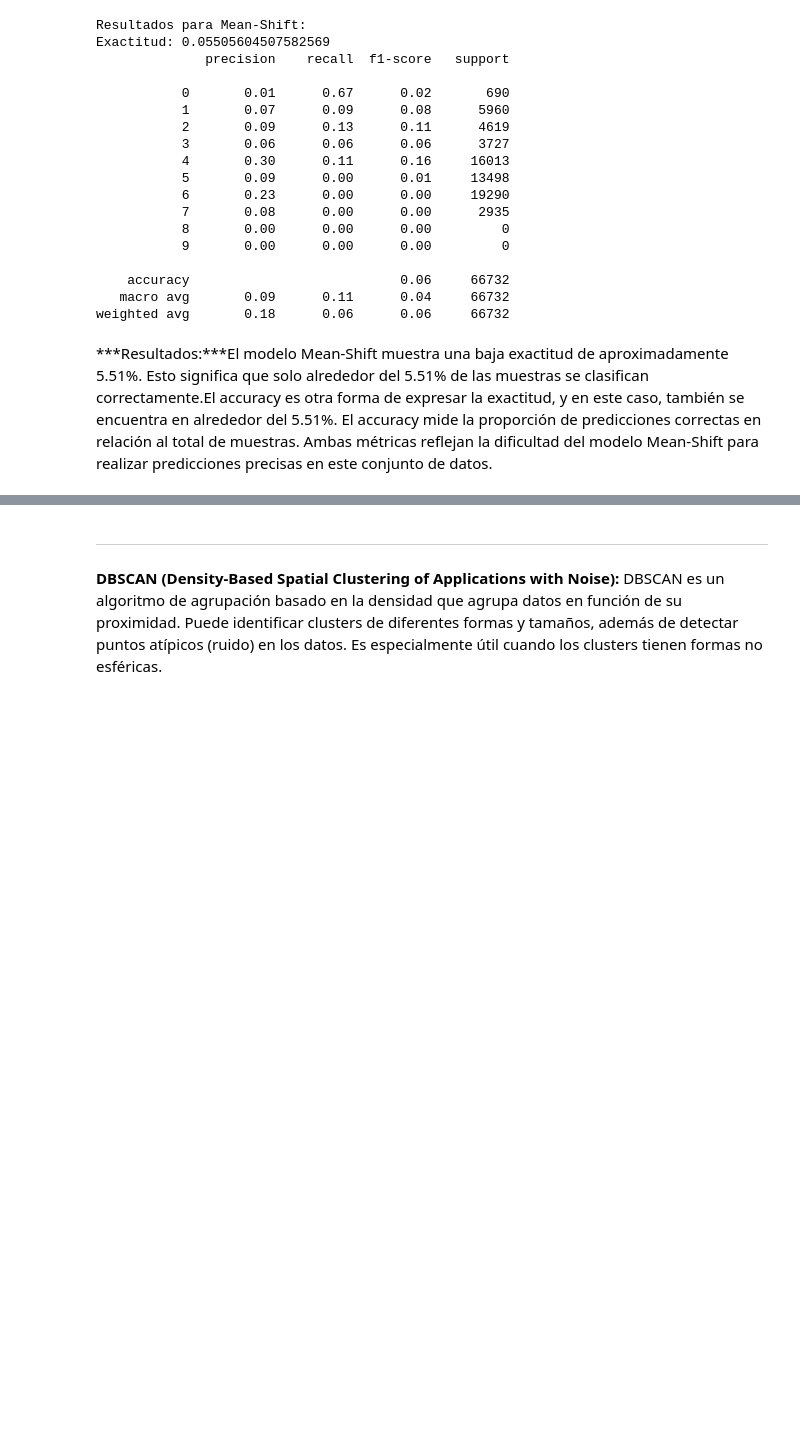
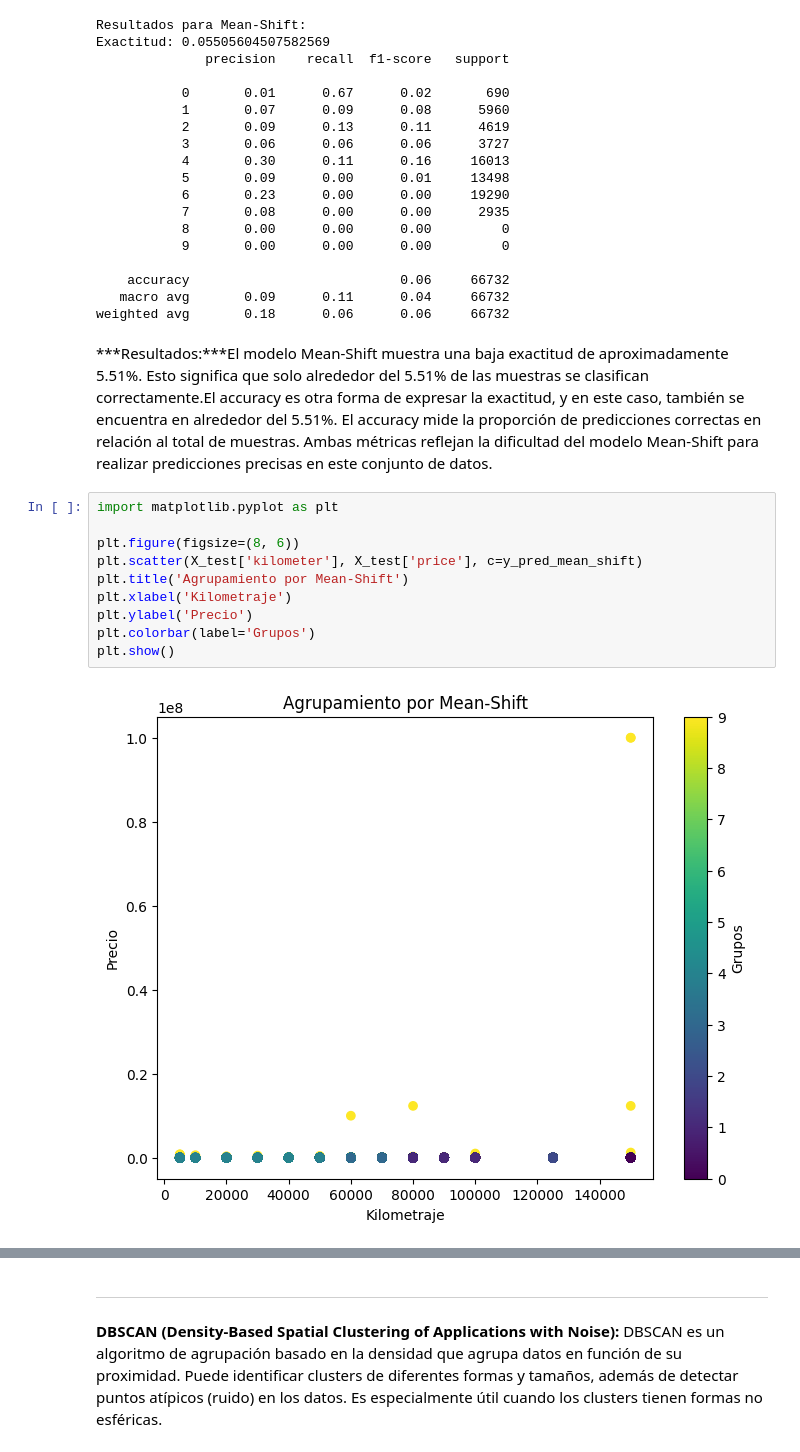
Before and after one commit to ignvcio42/IA-TAREAS, a Jupyter notebook: Tarea_3/T3_IA_Ignacio.ipynb, the cells around one changed output, grey strips where cells are left out. Saved outputs shown, nothing was run; the diff lists cells and outputs as text; blank space fills up the shorter version.

```diff
--- a/Tarea_3/T3_IA_Ignacio.ipynb
+++ b/Tarea_3/T3_IA_Ignacio.ipynb
@@ -342,3 +405,15 @@ Exactitud: 0.05505604507582569
 weighted avg       0.18      0.06      0.06     66732
 # %% [markdown]
 ***Resultados:***El modelo Mean-Shift muestra una baja exactitud de aproximadamente 5.51%. Esto significa que solo alrededor del 5.51% de las muestras se clasifican correctamente.El accuracy es otra forma de expresar la exactitud, y en este caso, también se encuentra en alrededor del 5.51%. El accuracy mide la proporción de predicciones correctas en relación al total de muestras. Ambas métricas reflejan la dificultad del modelo Mean-Shift para realizar predicciones precisas en este conjunto de datos.
+# %%
+import matplotlib.pyplot as plt
+
+plt.figure(figsize=(8, 6))
+plt.scatter(X_test['kilometer'], X_test['price'], c=y_pred_mean_shift)
+plt.title('Agrupamiento por Mean-Shift')
+plt.xlabel('Kilometraje')
+plt.ylabel('Precio')
+plt.colorbar(label='Grupos')
+plt.show()
+# %% [output]
+[figure, added]
```
Also changed, not shown: parts of 9 cells of this notebook.
